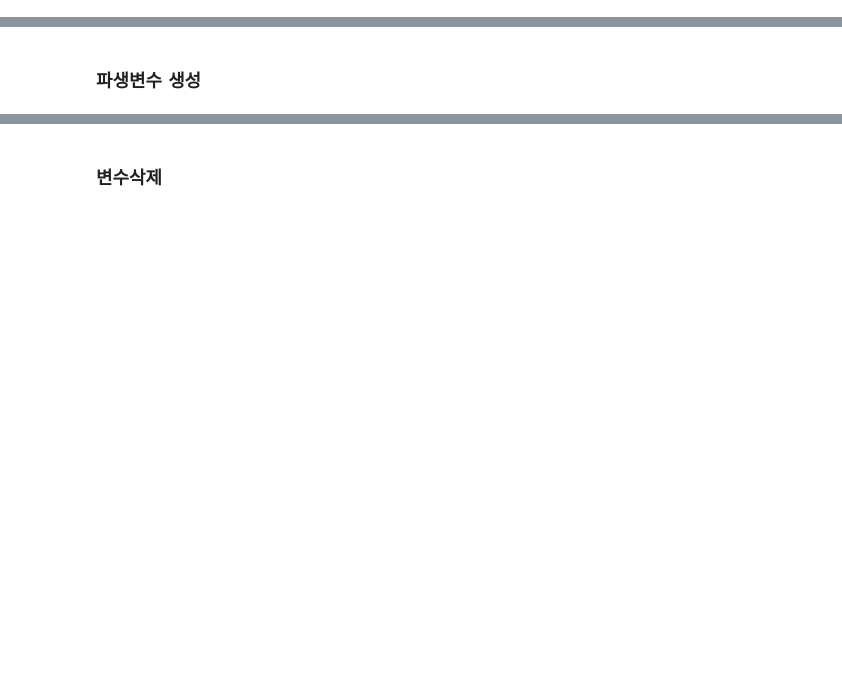
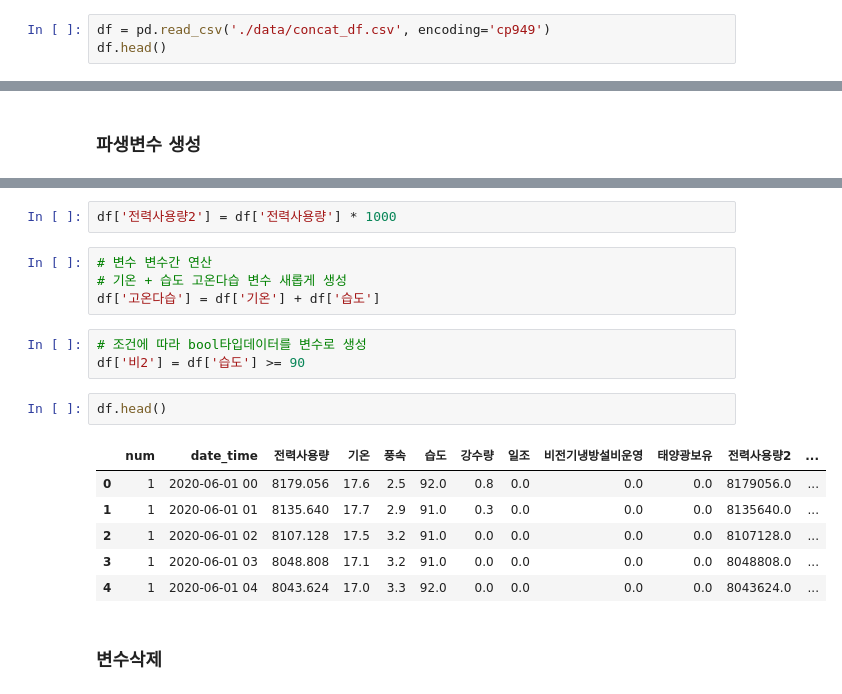
Before and after one commit to overgroove/samsung_ML, a Jupyter notebook: 03_package_pandas.ipynb, the cells around one changed output, grey strips where cells are left out. Cells and saved outputs as stored; diff of their text form; blank space fills up the shorter version.

```diff
--- a/03_package_pandas.ipynb
+++ b/03_package_pandas.ipynb
@@ -923,0 +917,3 @@ pd.concat([df, df1])
+# %%
+df = pd.read_csv('./data/concat_df.csv', encoding='cp949')
+df.head()
@@ -934,2 +929,20 @@ pd.concat([df, df1])
+# %%
+df['전력사용량2'] = df['전력사용량'] * 1000
+# %%
+# 변수 변수간 연산
+# 기온 + 습도 고온다습 변수 새롭게 생성
+df['고온다습'] = df['기온'] + df['습도']
+# %%
+# 조건에 따라 bool타입데이터를 변수로 생성
+df['비2'] = df['습도'] >= 90
+# %%
+df.head()
+# %% [output]
+|  | num | date_time | 전력사용량 | 기온 | 풍속 | 습도 | 강수량 | 일조 | 비전기냉방설비운영 | 태양광보유 | 전력사용량2 | ... |
+| 0 | 1 | 2020-06-01 00 | 8179.056 | 17.6 | 2.5 | 92.0 | 0.8 | 0.0 | 0.0 | 0.0 | 8179056.0 | ... |
+| 1 | 1 | 2020-06-01 01 | 8135.640 | 17.7 | 2.9 | 91.0 | 0.3 | 0.0 | 0.0 | 0.0 | 8135640.0 | ... |
+| 2 | 1 | 2020-06-01 02 | 8107.128 | 17.5 | 3.2 | 91.0 | 0.0 | 0.0 | 0.0 | 0.0 | 8107128.0 | ... |
+| 3 | 1 | 2020-06-01 03 | 8048.808 | 17.1 | 3.2 | 91.0 | 0.0 | 0.0 | 0.0 | 0.0 | 8048808.0 | ... |
+| 4 | 1 | 2020-06-01 04 | 8043.624 | 17.0 | 3.3 | 92.0 | 0.0 | 0.0 | 0.0 | 0.0 | 8043624.0 | ... |
 # %% [markdown]
 ### 변수삭제
```
Also changed, not shown: parts of 28 cells of this notebook.
